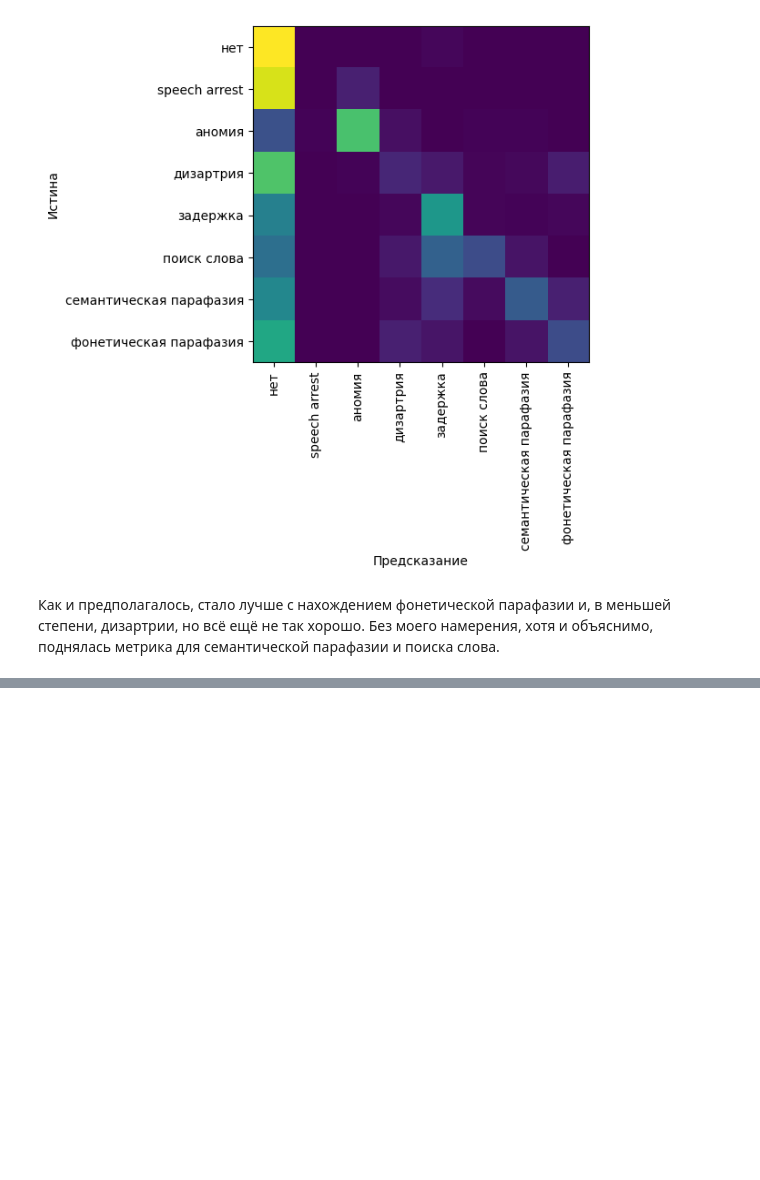
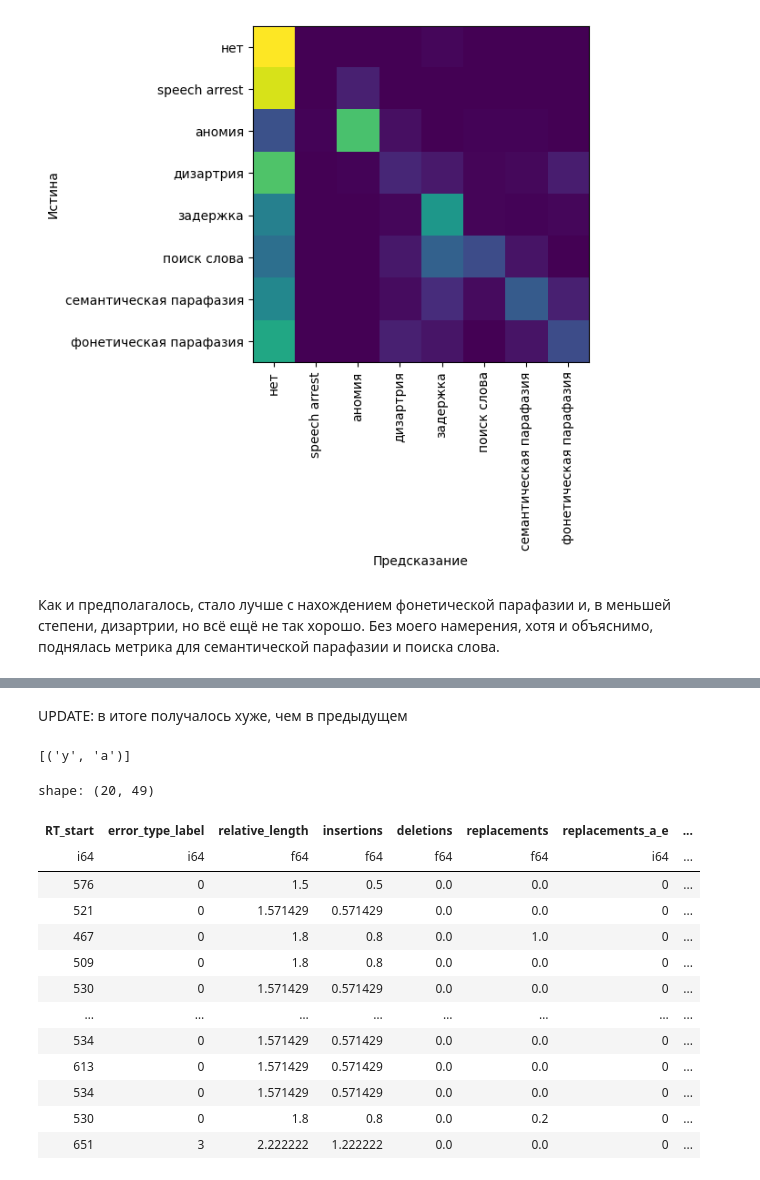
Before and after one commit to vmgorelikov/Automated-Classification-of-Language-Eloquent-Areas-in-Neurotypical-Individuals, a Jupyter notebook: notebooks/feature_extraction.ipynb, the cells around one changed output, grey strips where cells are left out. Saved outputs shown, nothing was run; the diff lists cells and outputs as text; code cells hidden in the pictures; blank space fills up the shorter version.

```diff
--- a/notebooks/feature_extraction.ipynb
+++ b/notebooks/feature_extraction.ipynb
@@ -190,0 +220,2 @@ evaluate(X, y)
+# %% [markdown]
+UPDATE: в итоге получалось хуже, чем в предыдущем
@@ -190,0 +234,5 @@ evaluate(X, y)
+# %%
+get_replacement_pairs(**{'Stimulus': 'штегрусым',
+                       'Response_annot': 'это штеграсым'})
+# %% [output]
+[('у', 'а')]
@@ -190,0 +293,19 @@ evaluate(X, y)
+# %%
+replacement_counter = ReplacementCounter()
+replacement_counter.fit(dataset_2)
+replacement_counter.transform(dataset_2[:20])
+# %% [output]
+shape: (20, 49)
+| RT_start | error_type_label | relative_length | insertions | deletions | replacements | replacements_а_е | ... |
+| i64 | i64 | f64 | f64 | f64 | f64 | i64 | ... |
+| 576 | 0 | 1.5 | 0.5 | 0.0 | 0.0 | 0 | ... |
+| 521 | 0 | 1.571429 | 0.571429 | 0.0 | 0.0 | 0 | ... |
+| 467 | 0 | 1.8 | 0.8 | 0.0 | 1.0 | 0 | ... |
+| 509 | 0 | 1.8 | 0.8 | 0.0 | 0.0 | 0 | ... |
+| 530 | 0 | 1.571429 | 0.571429 | 0.0 | 0.0 | 0 | ... |
+| … | … | … | … | … | … | … | ... |
+| 534 | 0 | 1.571429 | 0.571429 | 0.0 | 0.0 | 0 | ... |
+| 613 | 0 | 1.571429 | 0.571429 | 0.0 | 0.0 | 0 | ... |
+| 534 | 0 | 1.571429 | 0.571429 | 0.0 | 0.0 | 0 | ... |
+| 530 | 0 | 1.8 | 0.8 | 0.0 | 0.2 | 0 | ... |
+| 651 | 3 | 2.222222 | 1.222222 | 0.0 | 0.0 | 0 | ... |
```
Also changed, not shown: parts of 9 cells of this notebook.
